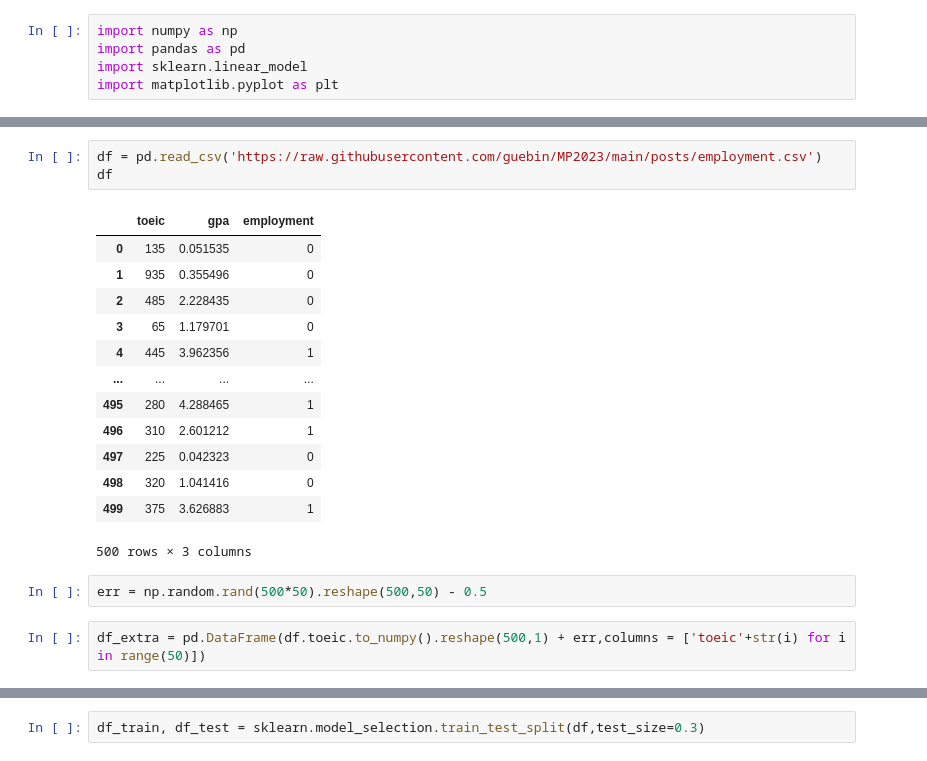
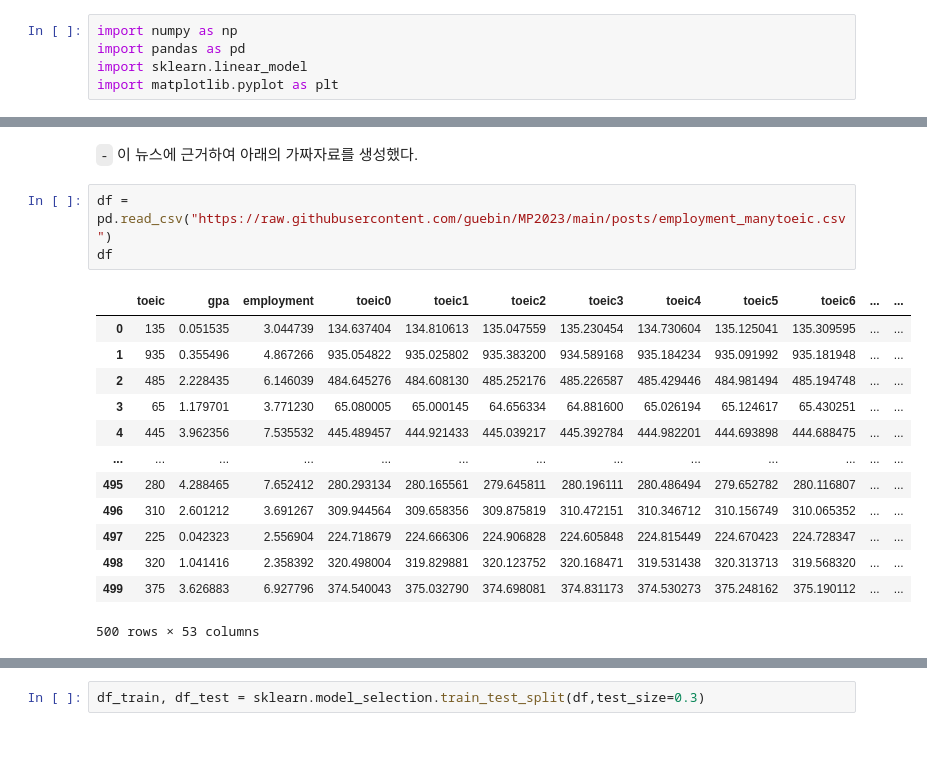
Before and after one commit to guebin/MP2023, a Jupyter notebook: posts/05wk-022.ipynb, the cells around one changed output, grey strips where cells are left out. Cells and saved outputs as stored; diff of their text form.

```diff
--- a/posts/05wk-022.ipynb
+++ b/posts/05wk-022.ipynb
@@ -20,21 +36,19 @@ import matplotlib.pyplot as plt
+# %% [markdown]
+`-` 이 뉴스에 근거하여 아래의 가짜자료를 생성했다.
 # %%
-df = pd.read_csv('https://raw.githubusercontent.com/guebin/MP2023/main/posts/employment.csv')
+df = pd.read_csv("https://raw.githubusercontent.com/guebin/MP2023/main/posts/employment_manytoeic.csv")
 df
 # %% [output]
-|  | toeic | gpa | employment |
-| 0 | 135 | 0.051535 | 0 |
-| 1 | 935 | 0.355496 | 0 |
-| 2 | 485 | 2.228435 | 0 |
-| 3 | 65 | 1.179701 | 0 |
-| 4 | 445 | 3.962356 | 1 |
-| ... | ... | ... | ... |
-| 495 | 280 | 4.288465 | 1 |
-| 496 | 310 | 2.601212 | 1 |
-| 497 | 225 | 0.042323 | 0 |
-| 498 | 320 | 1.041416 | 0 |
-| 499 | 375 | 3.626883 | 1 |
+|  | toeic | gpa | employment | toeic0 | toeic1 | toeic2 | toeic3 | toeic4 | toeic5 | toeic6 | ... | ... |
+| 0 | 135 | 0.051535 | 3.044739 | 134.637404 | 134.810613 | 135.047559 | 135.230454 | 134.730604 | 135.125041 | 135.309595 | ... | ... |
+| 1 | 935 | 0.355496 | 4.867266 | 935.054822 | 935.025802 | 935.383200 | 934.589168 | 935.184234 | 935.091992 | 935.181948 | ... | ... |
+| 2 | 485 | 2.228435 | 6.146039 | 484.645276 | 484.608130 | 485.252176 | 485.226587 | 485.429446 | 484.981494 | 485.194748 | ... | ... |
+| 3 | 65 | 1.179701 | 3.771230 | 65.080005 | 65.000145 | 64.656334 | 64.881600 | 65.026194 | 65.124617 | 65.430251 | ... | ... |
+| 4 | 445 | 3.962356 | 7.535532 | 445.489457 | 444.921433 | 445.039217 | 445.392784 | 444.982201 | 444.693898 | 444.688475 | ... | ... |
+| ... | ... | ... | ... | ... | ... | ... | ... | ... | ... | ... | ... | ... |
+| 495 | 280 | 4.288465 | 7.652412 | 280.293134 | 280.165561 | 279.645811 | 280.196111 | 280.486494 | 279.652782 | 280.116807 | ... | ... |
+| 496 | 310 | 2.601212 | 3.691267 | 309.944564 | 309.658356 | 309.875819 | 310.472151 | 310.346712 | 310.156749 | 310.065352 | ... | ... |
+| 497 | 225 | 0.042323 | 2.556904 | 224.718679 | 224.666306 | 224.906828 | 224.605848 | 224.815449 | 224.670423 | 224.728347 | ... | ... |
+| 498 | 320 | 1.041416 | 2.358392 | 320.498004 | 319.829881 | 320.123752 | 320.168471 | 319.531438 | 320.313713 | 319.568320 | ... | ... |
+| 499 | 375 | 3.626883 | 6.927796 | 374.540043 | 375.032790 | 374.698081 | 374.831173 | 374.530273 | 375.248162 | 375.190112 | ... | ... |
-500 rows × 3 columns
+500 rows × 53 columns
-# %%
-err = np.random.rand(500*50).reshape(500,50) - 0.5
-# %%
-df_extra = pd.DataFrame(df.toeic.to_numpy().reshape(500,1) + err,columns = ['toeic'+str(i) for i in range(50)])
```
Also changed, not shown: parts of 11 cells of this notebook, 1 other file.
